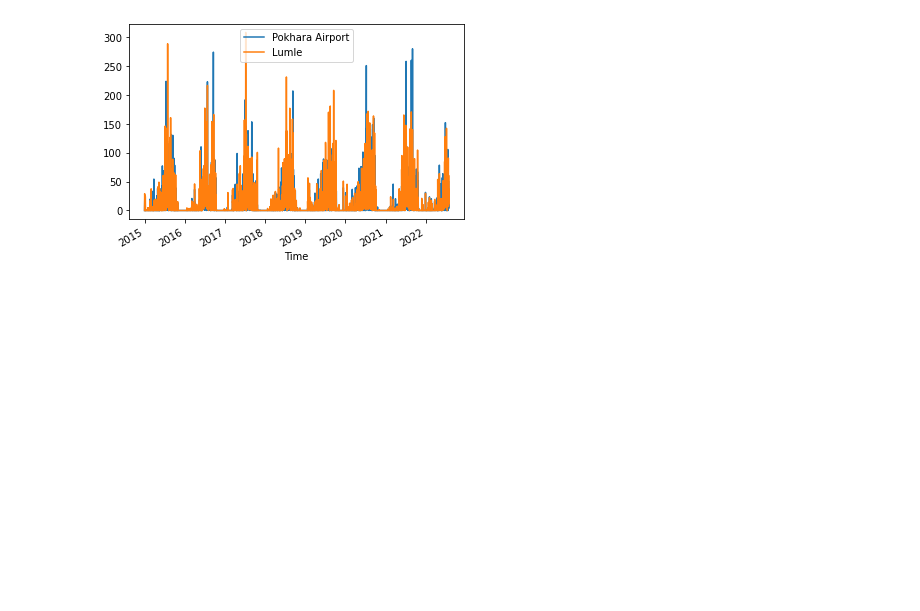
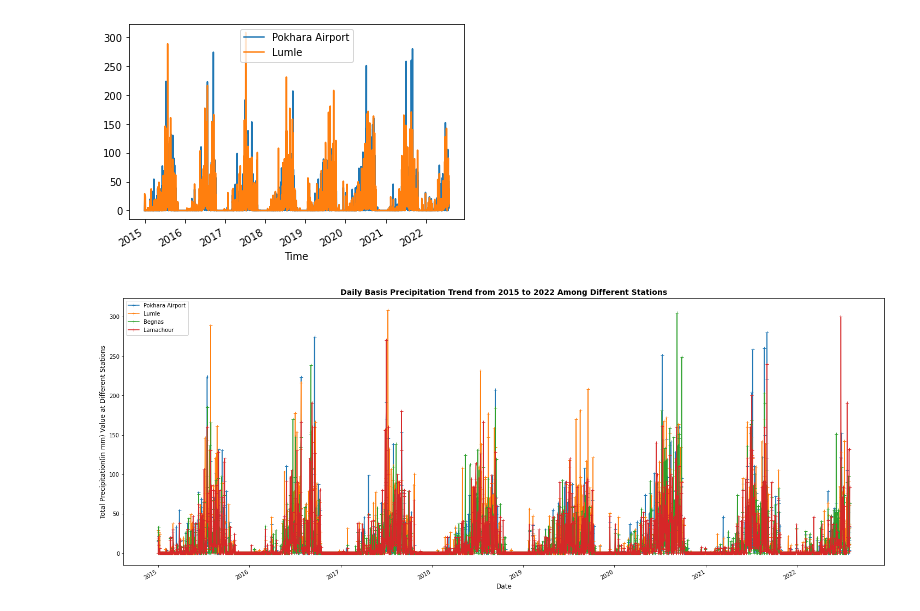
Before and after one commit to supathdhitalGEO/Weather-Forecasting, a Jupyter notebook: visualization/visualization.ipynb, the cells around one changed output. Drawn from its saved outputs; the diff is of its cells as text; code cells hidden in the pictures; blank space fills up the shorter version.

```diff
--- a/visualization/visualization.ipynb
+++ b/visualization/visualization.ipynb
@@ -75,3 +76,12 @@ df2.plot(x='Time',y=['Pokhara Airport','Lumle'], kind='line')
 plt.show()
 # %% [output]
 [figure]
+# %%
+df1.plot(figsize=(25,10), marker='+')
+plt.xlabel('Date', fontsize=12)
+plt.ylabel('Total Precipitation(in mm) Value at Different Stations',fontsize=12)
+plt.title('Daily Basis Precipitation Trend from 2015 to 2022 Among Different Stations',fontsize=14, fontweight='bold')
+plt.legend(loc='upper left')
+# plt.savefig('./images/DPrecipitationTrend.png',dpi=800)
+# %% [output]
+[figure, added]
```
Also changed, not shown: parts of 1 cell of this notebook, 4 other files.
